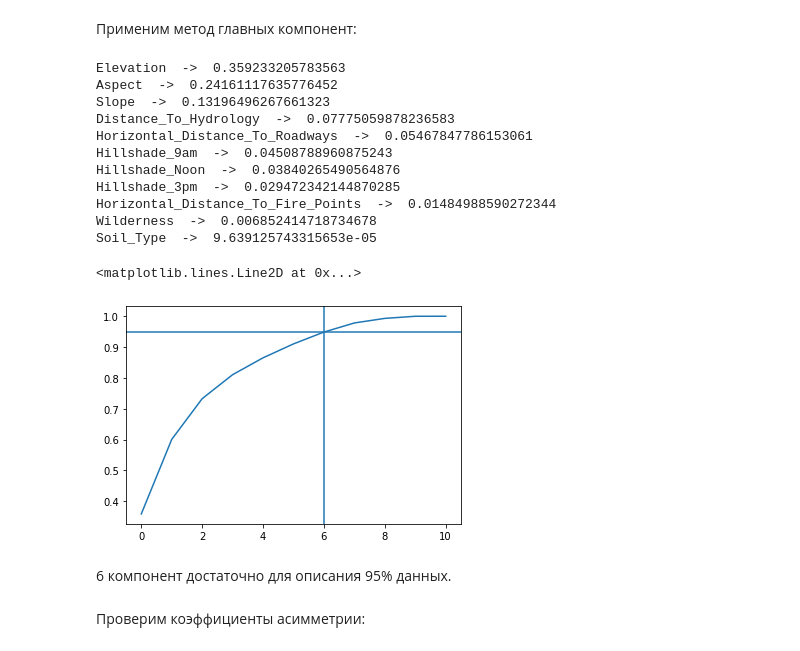
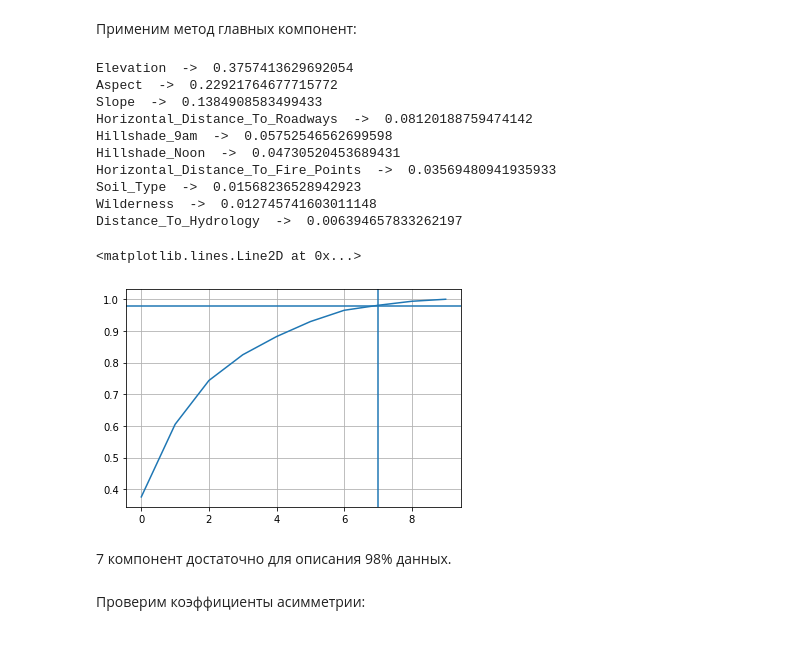
Before and after one commit to seryogasx/Diplom, a Jupyter notebook: forest/test.ipynb, the cells around one changed output. Drawn from its saved outputs; the diff is of its cells as text; code cells hidden in the pictures.

```diff
--- a/forest/test.ipynb
+++ b/forest/test.ipynb
@@ -245,31 +252,30 @@ optimized_normalized_data.describe()
 # %%
 from sklearn.decomposition import PCA
 X = optimized_normalized_data.drop(['Cover_Type'], axis=1)
 pca = PCA(n_components=len(X.columns))
 pca.fit_transform(X)
 for index, ratio in enumerate(pca.explained_variance_ratio_):
     print(X.columns[index], ' -> ', ratio)
 
 pyplot.grid(True)
 pyplot.plot(np.cumsum(pca.explained_variance_ratio_))
 pyplot.axhline(0.98)
-pyplot.axvline(8)
+pyplot.axvline(7)
 # %% [output]
-Elevation  ->  0.359233205783563
-Aspect  ->  0.24161117635776452
-Slope  ->  0.13196496267661323
-Distance_To_Hydrology  ->  0.07775059878236583
-Horizontal_Distance_To_Roadways  ->  0.05467847786153061
-Hillshade_9am  ->  0.04508788960875243
-Hillshade_Noon  ->  0.03840265490564876
-Hillshade_3pm  ->  0.029472342144870285
-Horizontal_Distance_To_Fire_Points  ->  0.01484988590272344
-Wilderness  ->  0.006852414718734678
-Soil_Type  ->  9.639125743315653e-05
+Elevation  ->  0.3757413629692054
+Aspect  ->  0.22921764677715772
+Slope  ->  0.1384908583499433
+Horizontal_Distance_To_Roadways  ->  0.08120188759474142
+Hillshade_9am  ->  0.05752546562699598
+Hillshade_Noon  ->  0.04730520453689431
+Horizontal_Distance_To_Fire_Points  ->  0.03569480941935933
+Soil_Type  ->  0.01568236528942923
+Wilderness  ->  0.012745741603011148
+Distance_To_Hydrology  ->  0.006394657833262197
 <matplotlib.lines.Line2D at 0x...>
-[figure, old version]
+[figure, new version]
 # %% [markdown]
-6 компонент достаточно для описания 95% данных.
+7 компонент достаточно для описания 98% данных.
 # %% [markdown]
 Проверим коэффициенты асимметрии:
 # %%
```
Also changed, not shown: parts of 38 cells of this notebook.
